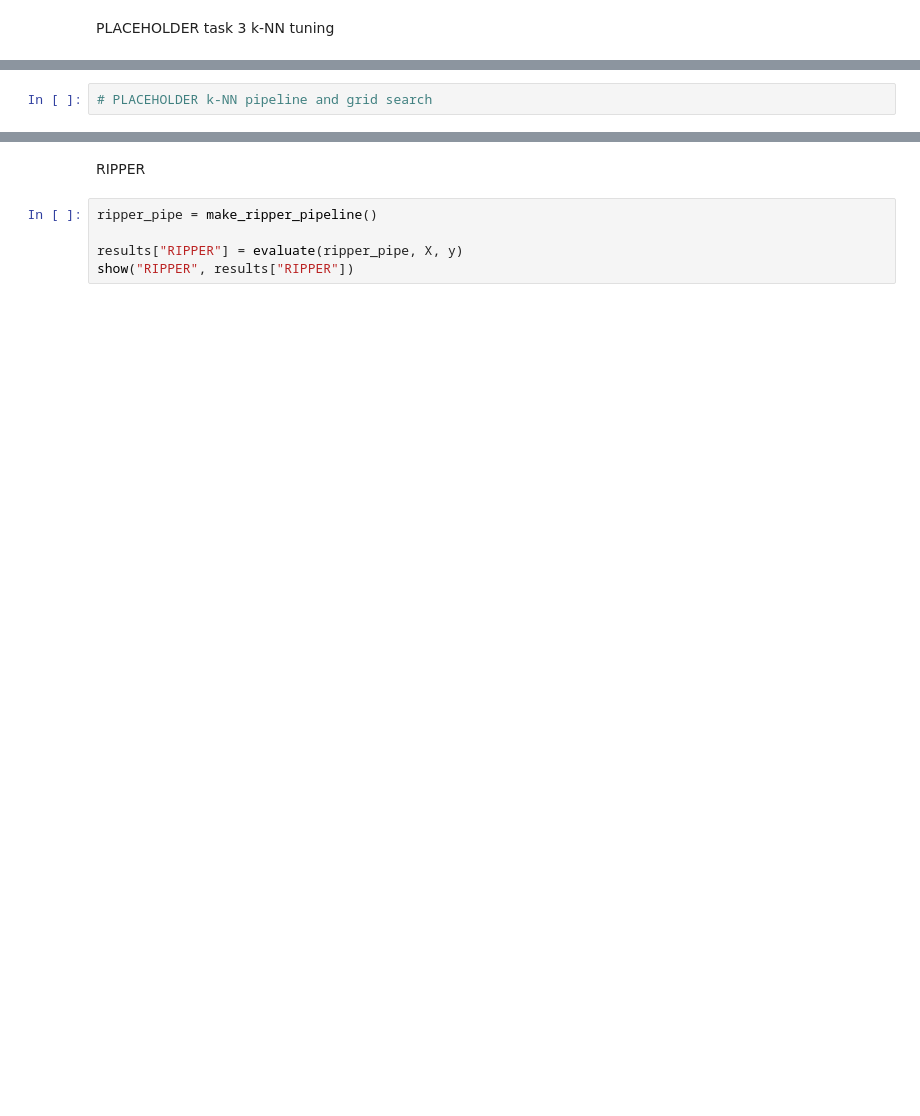
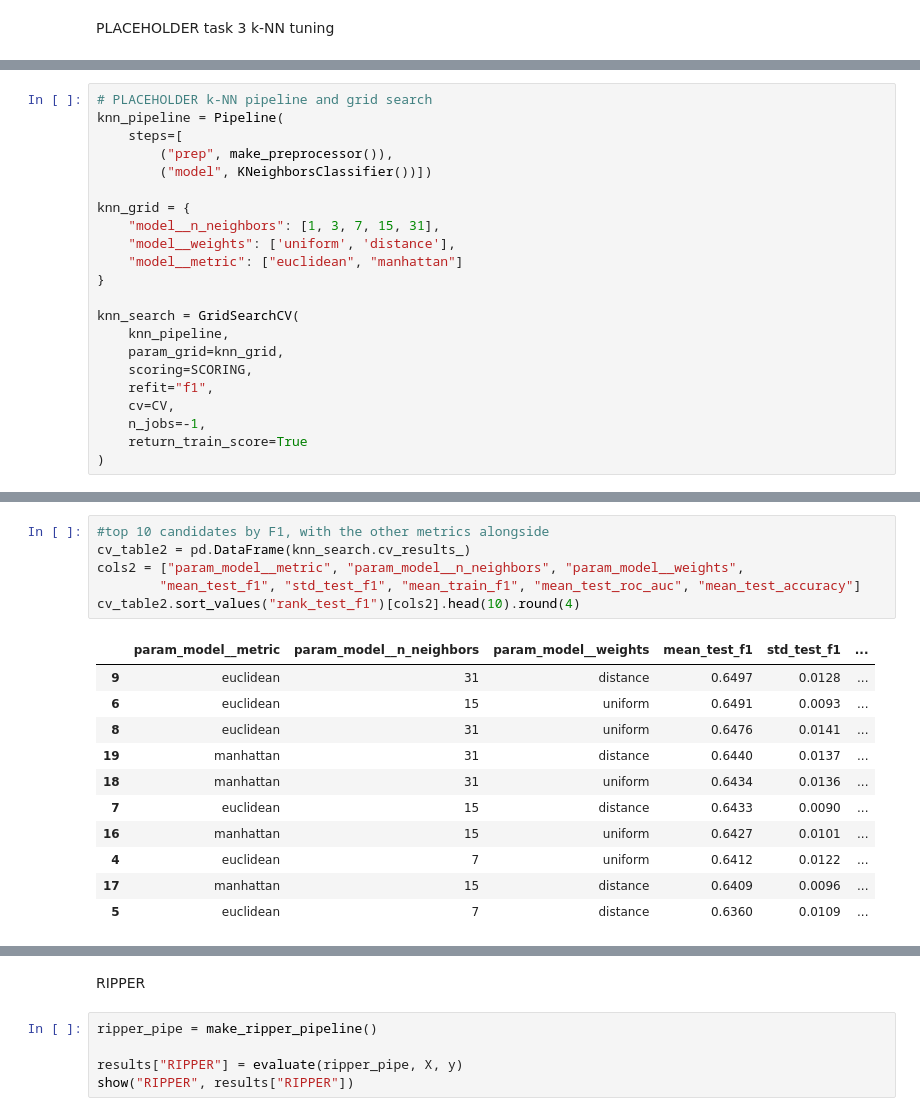
Before and after one commit to Flco007/CSE-4334-Assignment-1-, a Jupyter notebook: assgn2/final_submission.ipynb, the cells around one changed output, grey strips where cells are left out. Cells and saved outputs as stored; diff of their text form; blank space fills up the shorter version.

```diff
--- a/assgn2/final_submission.ipynb
+++ b/assgn2/final_submission.ipynb
@@ -342,2 +450,22 @@ PLACEHOLDER task 3 k-NN tuning
 # %%
 # PLACEHOLDER k-NN pipeline and grid search
+knn_pipeline = Pipeline(
+    steps=[
+        ("prep", make_preprocessor()),
+        ("model", KNeighborsClassifier())])
+
+knn_grid = {
+    "model__n_neighbors": [1, 3, 7, 15, 31],
+    "model__weights": ['uniform', 'distance'],
+    "model__metric": ["euclidean", "manhattan"]
+}
+
+knn_search = GridSearchCV(
+    knn_pipeline,
+    param_grid=knn_grid,
+    scoring=SCORING,
+    refit="f1",
+    cv=CV,
+    n_jobs=-1,
+    return_train_score=True
+)
@@ -344,2 +498,20 @@ PLACEHOLDER task 3 k-NN tuning
+# %%
+#top 10 candidates by F1, with the other metrics alongside
+cv_table2 = pd.DataFrame(knn_search.cv_results_)
+cols2 = ["param_model__metric", "param_model__n_neighbors", "param_model__weights",
+        "mean_test_f1", "std_test_f1", "mean_train_f1", "mean_test_roc_auc", "mean_test_accuracy"]
+cv_table2.sort_values("rank_test_f1")[cols2].head(10).round(4)
+# %% [output]
+|  | param_model__metric | param_model__n_neighbors | param_model__weights | mean_test_f1 | std_test_f1 | ... |
+| 9 | euclidean | 31 | distance | 0.6497 | 0.0128 | ... |
+| 6 | euclidean | 15 | uniform | 0.6491 | 0.0093 | ... |
+| 8 | euclidean | 31 | uniform | 0.6476 | 0.0141 | ... |
+| 19 | manhattan | 31 | distance | 0.6440 | 0.0137 | ... |
+| 18 | manhattan | 31 | uniform | 0.6434 | 0.0136 | ... |
+| 7 | euclidean | 15 | distance | 0.6433 | 0.0090 | ... |
+| 16 | manhattan | 15 | uniform | 0.6427 | 0.0101 | ... |
+| 4 | euclidean | 7 | uniform | 0.6412 | 0.0122 | ... |
+| 17 | manhattan | 15 | distance | 0.6409 | 0.0096 | ... |
+| 5 | euclidean | 7 | distance | 0.6360 | 0.0109 | ... |
 # %%
 # PLACEHOLDER score the tuned k-NN through the same harness
```
Also changed, not shown: parts of 27 cells of this notebook, 2 other files.
